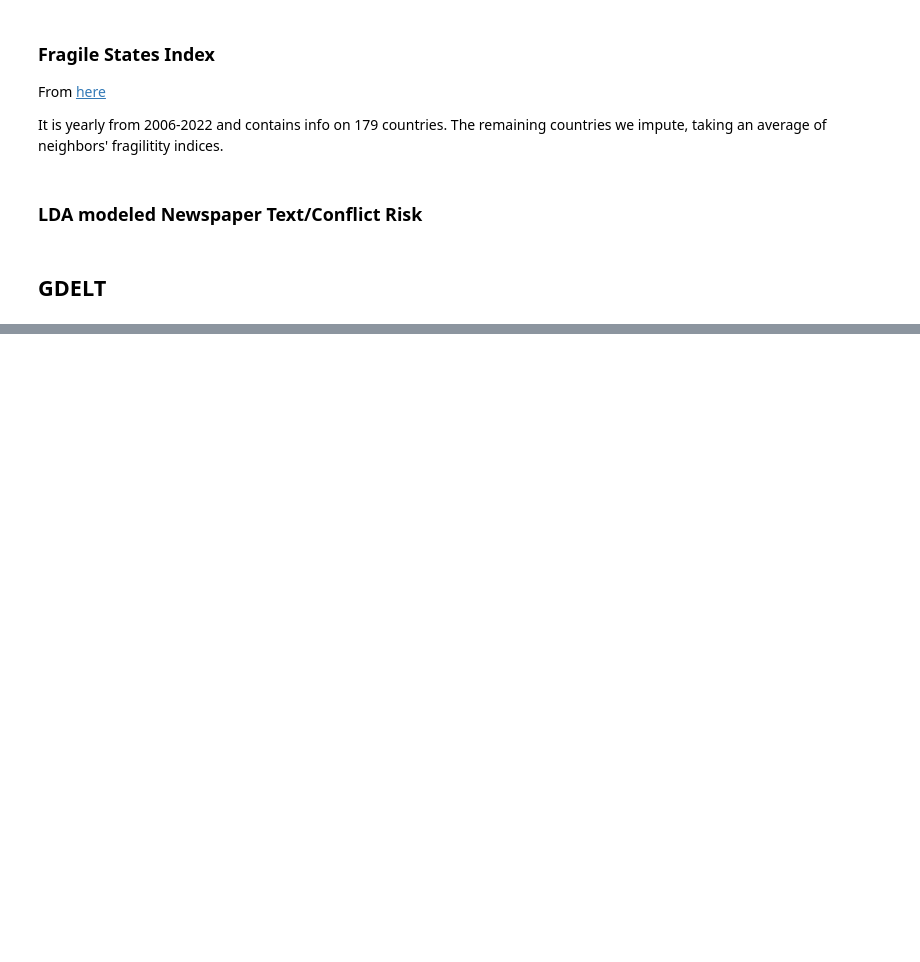
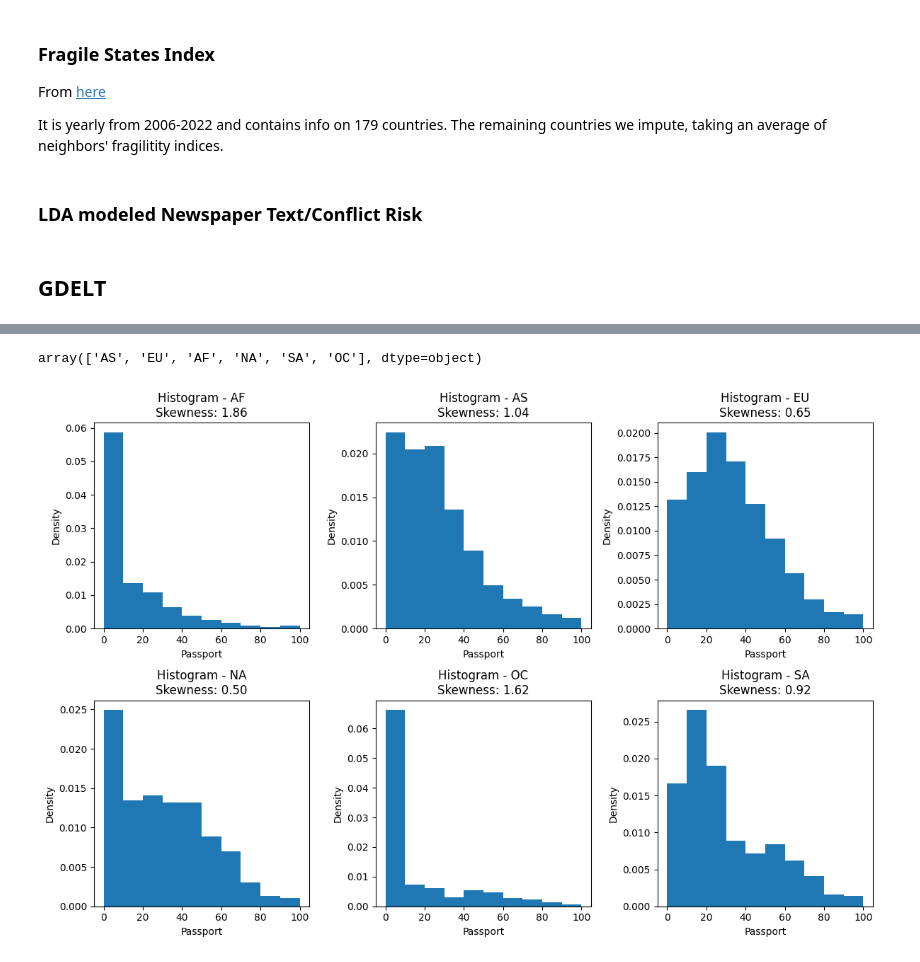
Before and after one commit to 4Freye/refugees, a Jupyter notebook: data/clean_data.ipynb, the cells around one changed output, grey strips where cells are left out. Drawn from its saved outputs; the diff is of its cells as text; code cells hidden in the pictures; blank space fills up the shorter version.

```diff
--- a/data/clean_data.ipynb
+++ b/data/clean_data.ipynb
@@ -470,0 +596,38 @@ gdelt.to_csv('clean/gdelt.csv')
+# %%
+test.continent.unique()
+# %% [output]
+array(['AS', 'EU', 'AF', 'NA', 'SA', 'OC'], dtype=object)
+# %%
+import matplotlib.pyplot as plt
+from scipy.stats import skew
+
+# Group the DataFrame
+groups = test.groupby('continent')
+
+# Create a new figure with a grid of subplots
+fig, axes = plt.subplots(2, 3, figsize=(12, 8))
+
+# Iterate over the groups
+for i, (group_name, group_data) in enumerate(groups):
+    # Determine the subplot coordinates
+    row = i // 3  # Row index
+    col = i % 3   # Column index
+
+    # Plot histogram for each group with normalization
+    axes[row, col].hist(group_data['passport'], density=True)
+
+    # Calculate skewness
+    skewness = skew(group_data['passport'], nan_policy='omit')
+
+    # Set title and labels
+    axes[row, col].set_title(f'Histogram - {group_name}\nSkewness: {skewness:.2f}')
+    axes[row, col].set_xlabel('Passport')
+    axes[row, col].set_ylabel('Density')
+
+# Adjust spacing between subplots
+plt.tight_layout()
+
+# Show the figure
+plt.show()
+# %% [output]
+[figure, added]
```
Also changed, not shown: parts of 28 cells of this notebook.
